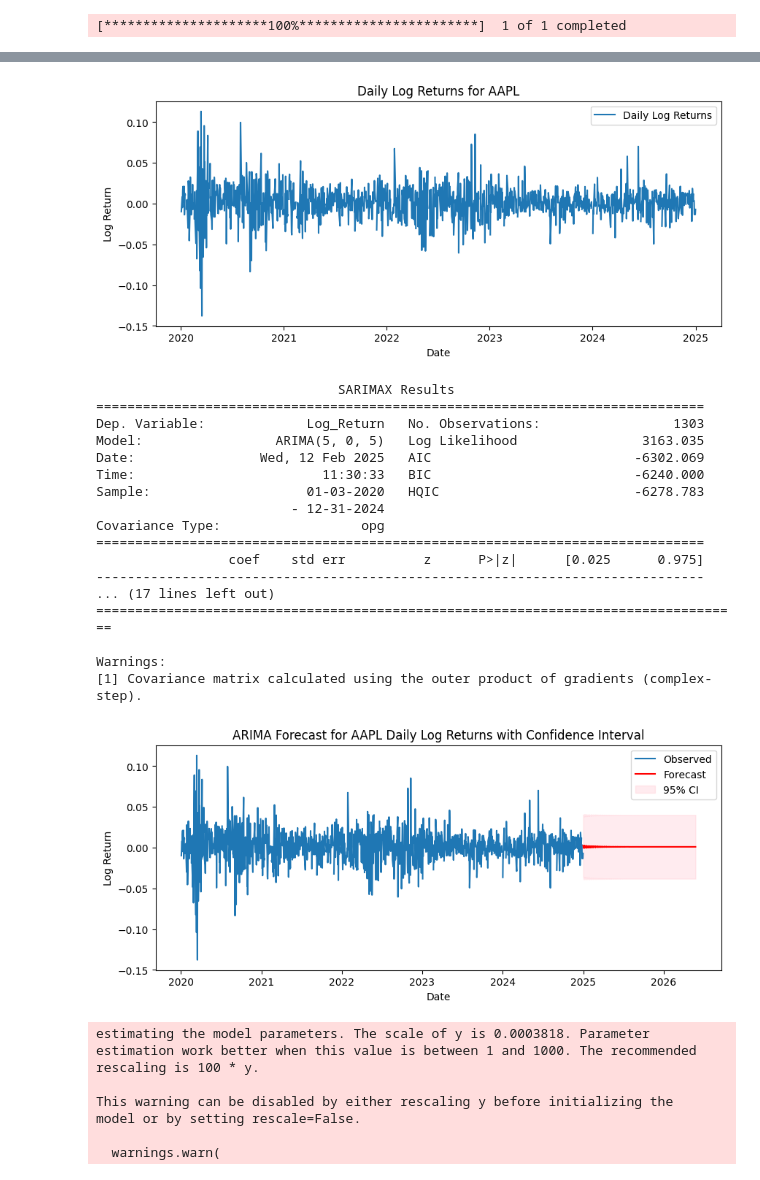
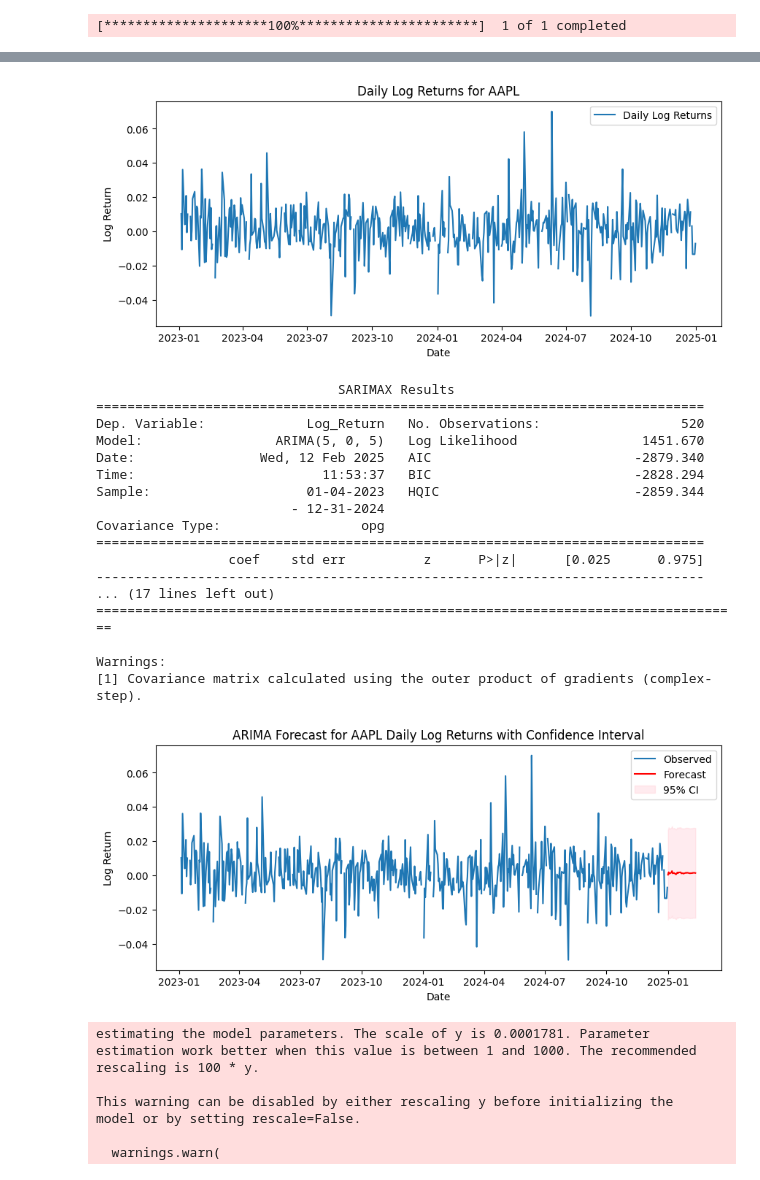
Before and after one commit to vkthakur90/AI_Applications, a Jupyter notebook: ARIMA_GARCH_on_Stock_Price.ipynb, the cells around one changed output, grey strips where cells are left out. Saved outputs shown, nothing was run; the diff lists cells and outputs as text; code cells hidden in the pictures.

```diff
--- a/ARIMA_GARCH_on_Stock_Price.ipynb
+++ b/ARIMA_GARCH_on_Stock_Price.ipynb
@@ -28,7 +28,7 @@ from arch import arch_model  # Ensure you have installed the arch package (pip i
 
 # Data parameters
 ticker = 'AAPL'
-start_date = '2020-01-01'
+start_date = '2023-01-01'
 end_date = '2025-01-01'
 frequency = 'B'  # Business day frequency
 
@@ -36,7 +36,7 @@ frequency = 'B'  # Business day frequency
 arima_order = (5, 0, 5)  # (p, d, q) for ARIMA model
 
 # Forecasting parameters
-forecast_steps = 365  # Number of business days to forecast
+forecast_steps = 30  # Number of business days to forecast
 
 # GARCH model parameters (applied to ARIMA residuals)
 garch_p = 5  # GARCH order p
@@ -240,23 +240,23 @@ plt.show()
-[figure, old version]
+[figure, new version]
                                SARIMAX Results
 ==============================================================================
-Dep. Variable:             Log_Return   No. Observations:                 1303
-Model:                 ARIMA(5, 0, 5)   Log Likelihood                3163.035
-Date:                Wed, 12 Feb 2025   AIC                          -6302.069
-Time:                        11:30:33   BIC                          -6240.000
-Sample:                    01-03-2020   HQIC                         -6278.783
+Dep. Variable:             Log_Return   No. Observations:                  520
+Model:                 ARIMA(5, 0, 5)   Log Likelihood                1451.670
+Date:                Wed, 12 Feb 2025   AIC                          -2879.340
+Time:                        11:53:37   BIC                          -2828.294
+Sample:                    01-04-2023   HQIC                         -2859.344
                          - 12-31-2024
 Covariance Type:                  opg
 ==============================================================================
                  coef    std err          z      P>|z|      [0.025      0.975]
 ------------------------------------------------------------------------------
 ... (17 lines left out)
 ===================================================================================
 
 Warnings:
 [1] Covariance matrix calculated using the outer product of gradients (complex-step).
-[figure, old version]
+[figure, new version]
-estimating the model parameters. The scale of y is 0.0003818. Parameter
+estimating the model parameters. The scale of y is 0.0001781. Parameter
 estimation work better when this value is between 1 and 1000. The recommended
 rescaling is 100 * y.
 
```
Also changed, not shown: parts of 1 cell of this notebook.
